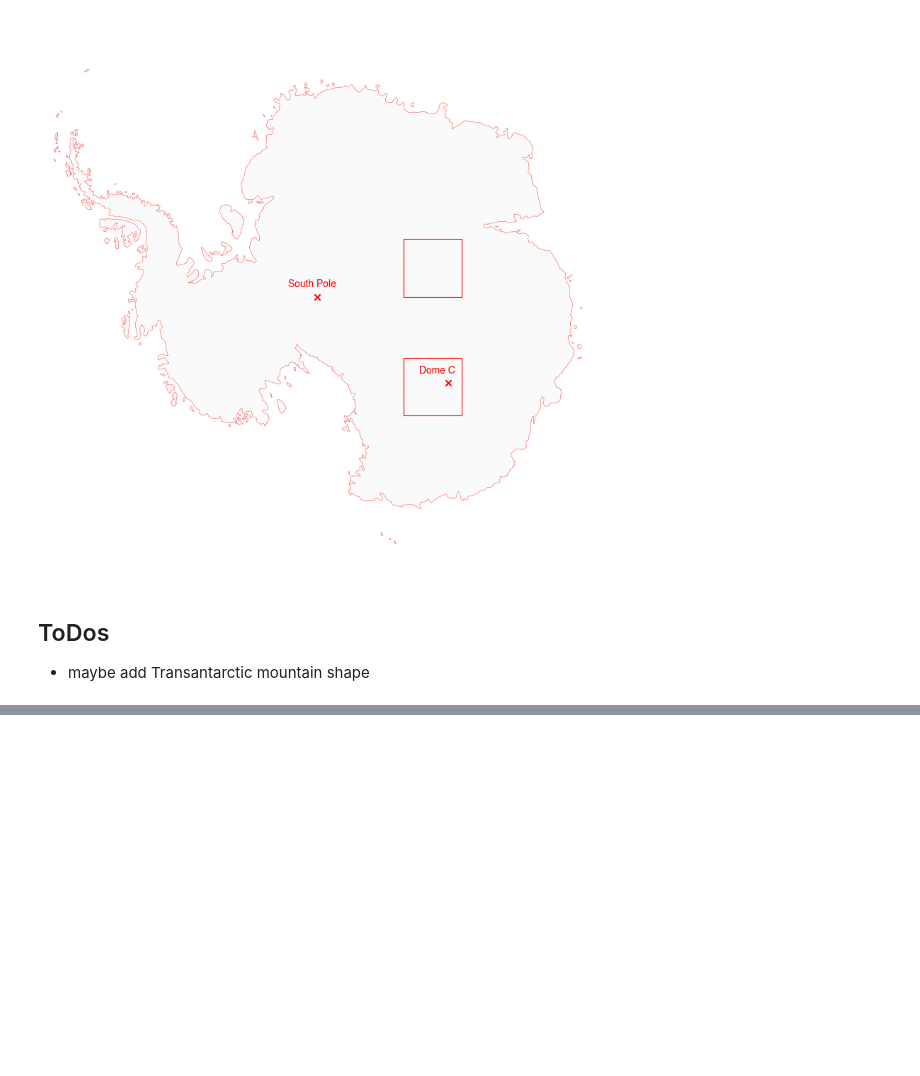
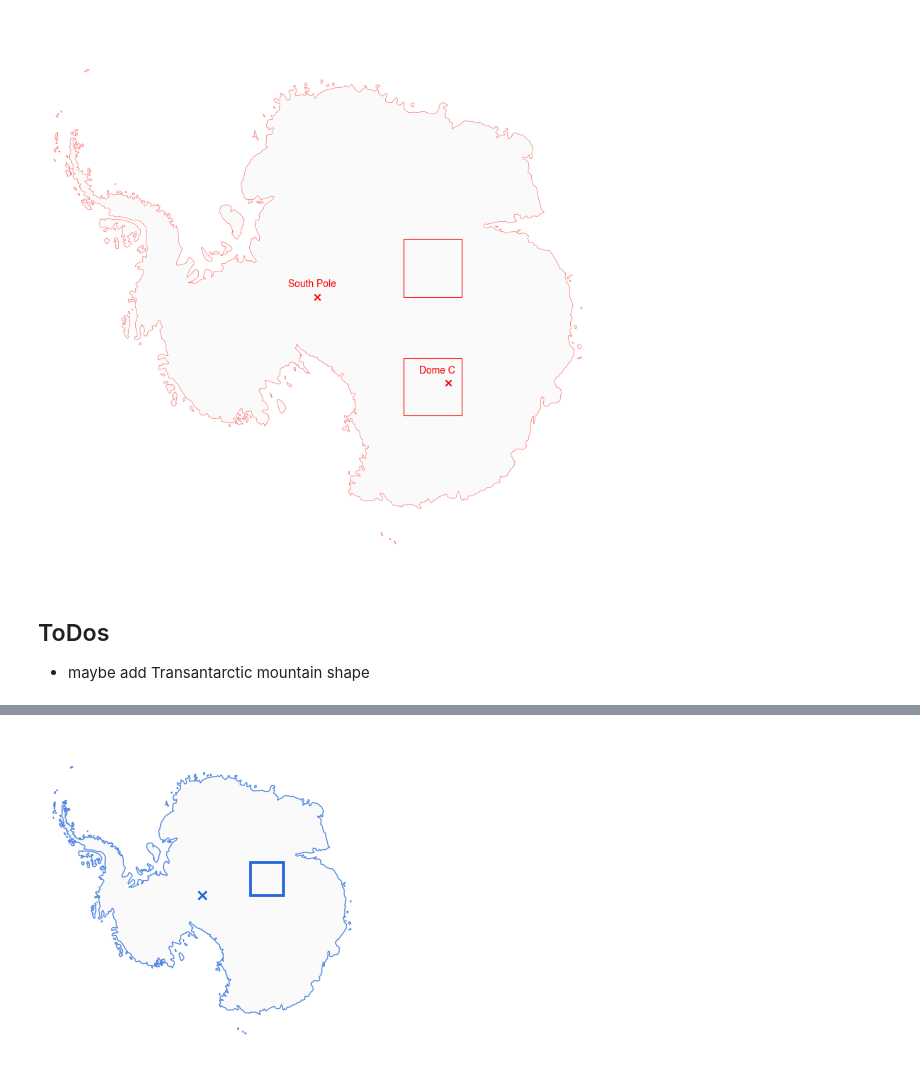
Before and after one commit to kimbente/super-resolution, a Jupyter notebook: domain_visualisation.ipynb, the cells around one changed output, grey strips where cells are left out. Drawn from its saved outputs; the diff is of its cells as text; code cells hidden in the pictures; blank space fills up the shorter version.

Commit message:
Visualisations

```diff
--- a/domain_visualisation.ipynb
+++ b/domain_visualisation.ipynb
@@ -182,8 +182,8 @@ n_scenes = 20 # scenes per row/column: 400 scences per domain
 span = scene_size * n_scenes
 
 # stick to order: y, x
-ea_y_min = - 0
-ea_x_min = 899000 # changed
+ea_y_min = 250
+ea_x_min = 898750 # changed
 ea_y_max = ea_y_min + span
 ea_x_max = ea_x_min + span
 
@@ -240 +259,58 @@ plt.show()
 [figure]
+# %%
+# define font
+hfont = {'fontname':'Helvetica'}
+special_color = '#2468DB'
+
+# Initialise plot
+fig = plt.figure(figsize = [4, 4])
+ax = plt.axes(projection = ccrs.SouthPolarStereo())
+
+# restrict to over 65 lat
+ax.set_extent([-180, 180, -90, -65], ccrs.PlateCarree())
+
+# hides boundry line
+ax.axis('off')
+
+# add grey land
+ax.add_feature(cfeature.LAND, facecolor = ("#FAFAFA"), alpha = 1.0)
+
+# thin coastline lines
+ax.add_feature(cfeature.COASTLINE, edgecolor = special_color, linestyle = '-', linewidth = 0.8, alpha = 0.7)
+
+# Transantarctic Mountains patch
+ax.add_patch(mpatches.Rectangle(xy = [ea_x_min, ea_y_min], width = (ea_x_max - ea_x_min), height = (ea_y_max - ea_y_min),
+                                facecolor = 'none', edgecolor = special_color, linewidth = 2.0,
+                                transform = ccrs.SouthPolarStereo()))
+# Add Dome C marker
+# ax.scatter(1359993, - 894443,
+#         color = special_color, marker = "x",
+#         transform = ccrs.SouthPolarStereo())
+
+# Add South Pole marker
+ax.scatter(0, 0,
+         color = special_color, marker = "x",
+         transform = ccrs.SouthPolarStereo())
+
+# Add Dome A marker
+# ax.scatter(1023593.357129, 229738.290579,
+#         color = special_color, marker = ".",
+#         transform = ccrs.SouthPolarStereo())
+
+# Add Vostok
+# ax.scatter(1203543.018379, -364226.807774,
+#         color = special_color, marker = "x",
+#         transform = ccrs.SouthPolarStereo())
+
+# Add Dome C label
+# plt.annotate("Dome C", (1359993 - 300000, - 894443 + 100000), **hfont, color = special_color,
+#              transform = ccrs.SouthPolarStereo())
+
+# Add South Pole label
+# plt.annotate("South Pole", (0 - 300000, 0 + 100000), **hfont, color = special_color,
+#             transform = ccrs.SouthPolarStereo())
+
+
+plt.show()
+# %% [output]
+[figure, added]
```
Also changed, not shown: parts of 3 cells of this notebook, 9 other files.
